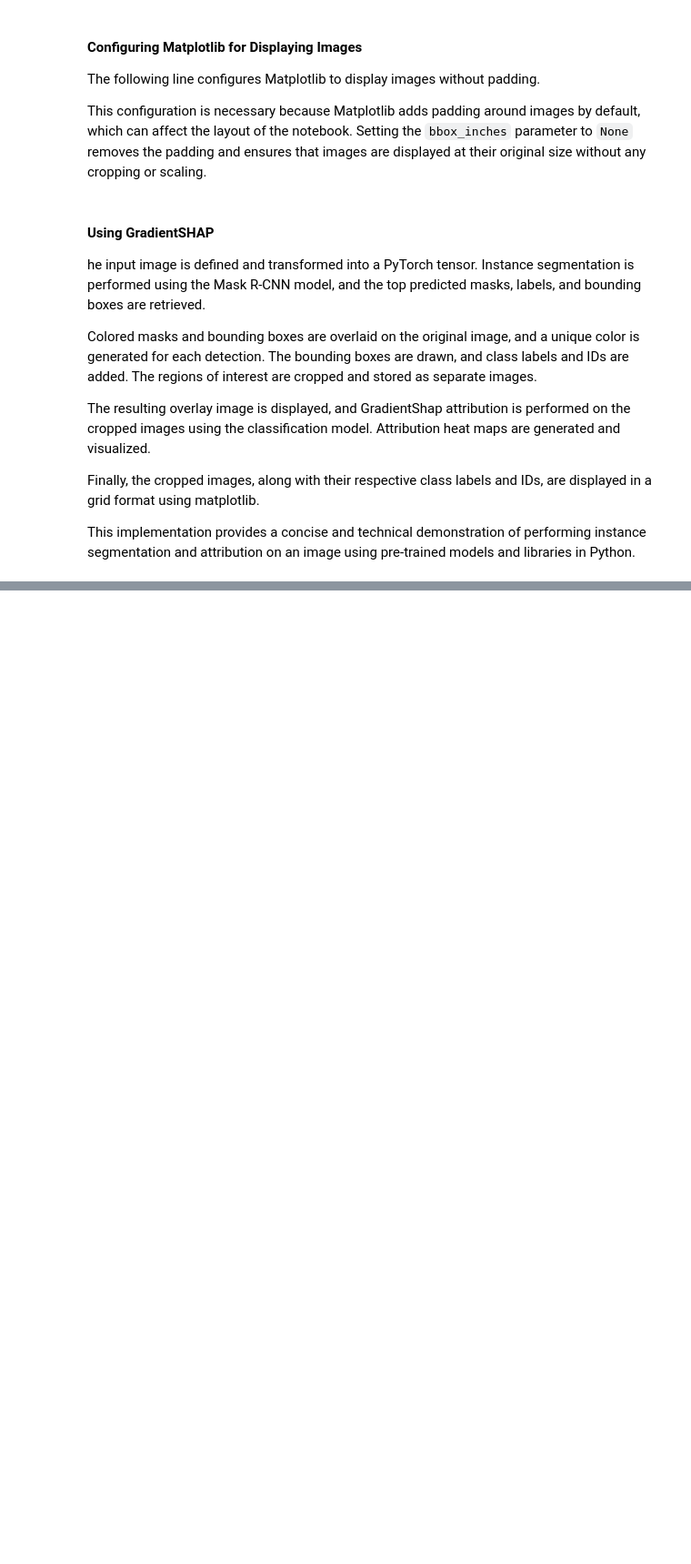
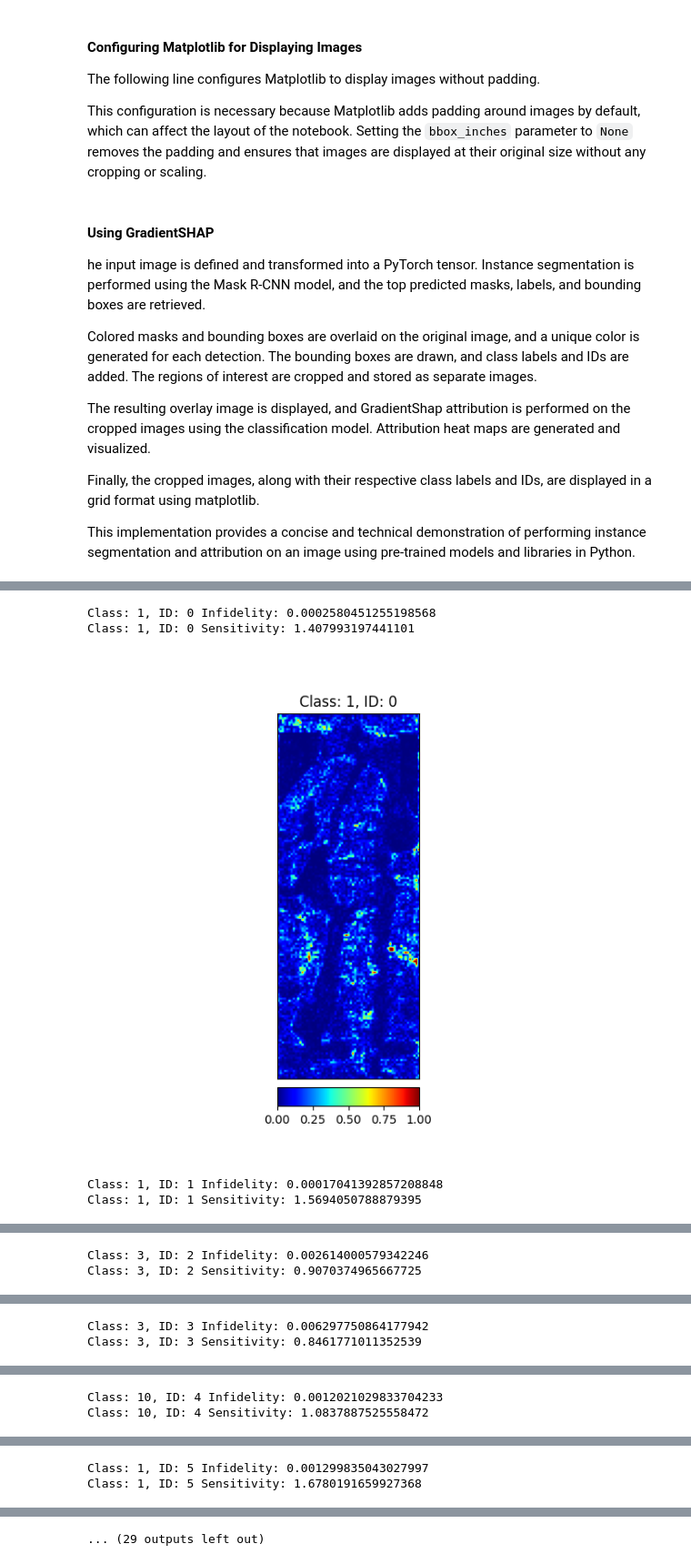
Before and after one commit to patdring/ExplainableAI, a Jupyter notebook: GradientShap.ipynb, the cells around one changed output, grey strips where cells are left out. Shown at 91% size. Drawn from its saved outputs; the diff is of its cells as text; code cells hidden in the pictures; blank space fills up the shorter version.

Commit message:
Incoporated XAI metrics

```diff
--- a/GradientShap.ipynb
+++ b/GradientShap.ipynb
@@ -192,0 +160,54 @@ Using device: cpu
+# %%
+from captum.metrics import infidelity, sensitivity_max
+import numpy as np
+
+# Define the perturbation function
+def perturb_fn(inputs):
+    # Multiplying by 0.003 scales the random values to control the magnitude of the perturbations.
+    noise = torch.tensor(np.random.normal(0, 0.003, inputs.shape)).float()
+    return noise, inputs - noise
+
+# Perform GradientShap attribution on the cropped images
+gs = GradientShap(classification_model)
+
+attributions = []
+
+for i, img in enumerate(cropped_images):
+    img_tensor = transforms.ToTensor()(img).unsqueeze(0).to(device)
+    baseline = torch.zeros_like(img_tensor)
+
+    with torch.no_grad():
+        attr_gs = gs.attribute(img_tensor, baseline, target=torch.tensor([labels[i]]))
+         # Wrapper function for lr_lime.attribute
+        def gs_attr(inputs):
+            return gs.attribute(inputs, baseline, target=torch.tensor([labels[i]]))
+        sens = sensitivity_max(gs_attr, img_tensor)
+
+     # Compute the infidelity
+    infid = infidelity(classification_model, perturb_fn, img_tensor, attr_gs, target=torch.tensor([labels[i]]))
+    print(f"Class: {labels[i]}, ID: {i} Infidelity: {infid.item()}")
+
+    # Calculate Sensitivity
+    print(f"Class: {labels[i]}, ID: {i} Sensitivity: {sens.item()}")
+
+    _ = viz.visualize_image_attr(np.transpose(attr_gs.squeeze().cpu().detach().numpy(), (1,2,0)), show_colorbar=True, title=f'Class: {labels[i]}, ID: {i}', method="heat_map", cmap='jet')
+
+# Visualize the attributions
+fig = plt.figure(figsize=(12, 6))
+columns = 5
+rows = (top_k - 1) // columns + 1
+
+for i, img in enumerate(cropped_images):
+    ax = fig.add_subplot(rows, columns, i + 1)
+    ax.imshow(img)
+    ax.axis('off')
+    ax.set_title(f'Class: {labels[i]}, ID: {i}')
+
+plt.tight_layout()
+plt.show()
+# %% [output]
+Class: 1, ID: 0 Infidelity: 0.0002580451255198568
+Class: 1, ID: 0 Sensitivity: 1.407993197441101
+[figure, added]
+Class: 1, ID: 1 Infidelity: 0.00017041392857208848
+Class: 1, ID: 1 Sensitivity: 1.5694050788879395
@@ -192,0 +215,2 @@ Using device: cpu
+Class: 3, ID: 2 Infidelity: 0.002614000579342246
+Class: 3, ID: 2 Sensitivity: 0.9070374965667725
@@ -192,0 +218,2 @@ Using device: cpu
+Class: 3, ID: 3 Infidelity: 0.006297750864177942
+Class: 3, ID: 3 Sensitivity: 0.8461771011352539
@@ -192,0 +221,2 @@ Using device: cpu
+Class: 10, ID: 4 Infidelity: 0.0012021029833704233
+Class: 10, ID: 4 Sensitivity: 1.0837887525558472
@@ -192,0 +224,2 @@ Using device: cpu
+Class: 1, ID: 5 Infidelity: 0.001299835043027997
+Class: 1, ID: 5 Sensitivity: 1.6780191659927368
@@ -192,0 +227 @@ Using device: cpu
+... (29 outputs left out)
```
Also changed, not shown: parts of 4 cells of this notebook, 7 other files.
